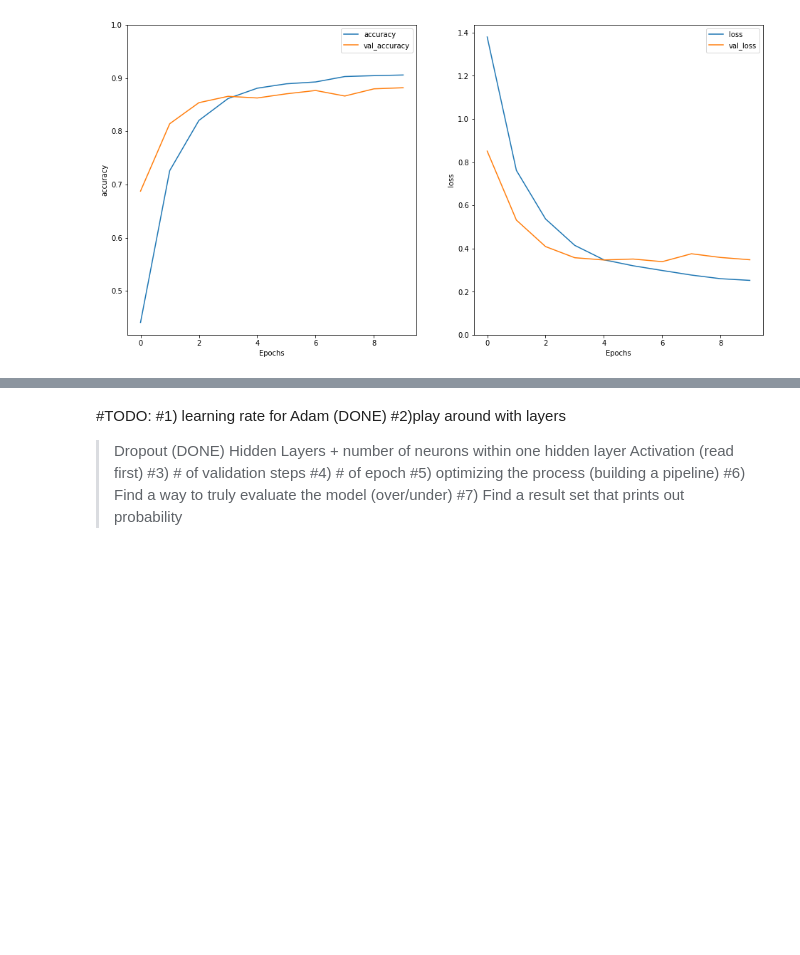
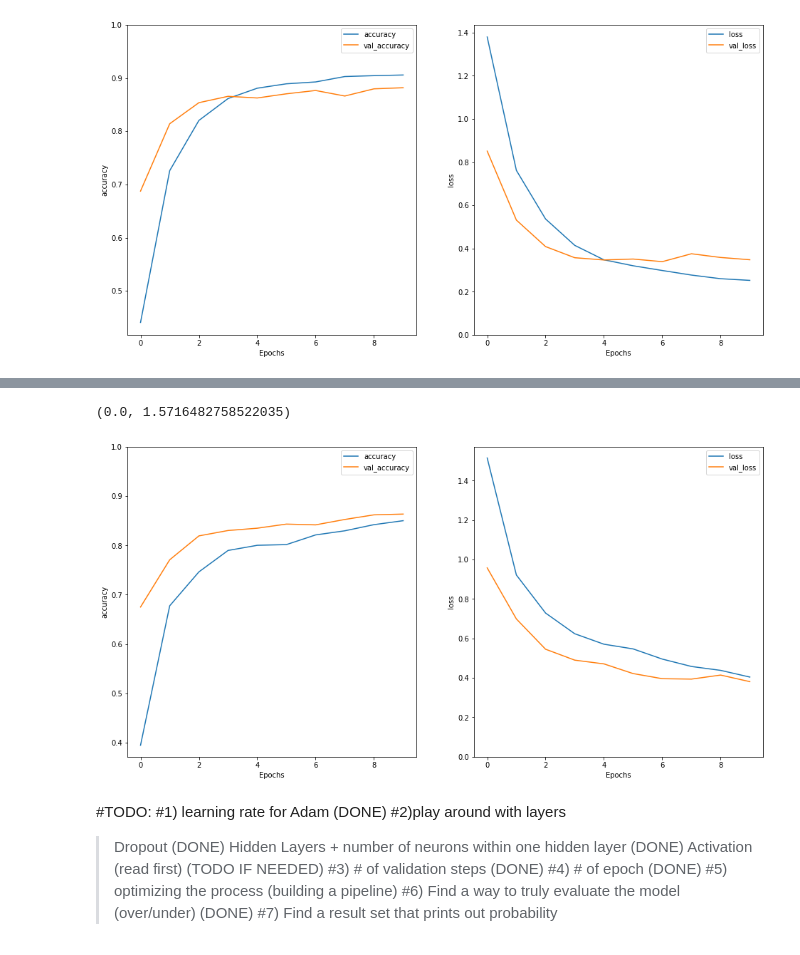
Before and after one commit to cnn22/SingerSongwriter, a Jupyter notebook: RNN_Emotions_Classification.ipynb, the cells around one changed output, grey strips where cells are left out. Drawn from its saved outputs; the diff is of its cells as text; code cells hidden in the pictures; blank space fills up the shorter version.

```diff
--- a/RNN_Emotions_Classification.ipynb
+++ b/RNN_Emotions_Classification.ipynb
@@ -539,12 +731,24 @@ Epoch 10/10
+# %%
+plt.figure(figsize=(16, 8))
+plt.subplot(1, 2, 1)
+plot_graphs(history, 'accuracy')
+plt.ylim(None, 1)
+plt.subplot(1, 2, 2)
+plot_graphs(history, 'loss')
+plt.ylim(0, None)
+# %% [output]
+(0.0, 1.5716482758522035)
+[figure, added]
 # %% [markdown]
 #TODO:
 #1) learning rate for Adam (DONE)
 #2)play around with layers
 > Dropout (DONE)
-> Hidden Layers + number of neurons within one hidden layer
-> Activation (read first)
-#3) # of validation steps
-#4) # of epoch
+> Hidden Layers + number of neurons within one hidden
+layer (DONE)
+> Activation (read first) (TODO IF NEEDED)
+#3) # of validation steps (DONE)
+#4) # of epoch (DONE)
 #5) optimizing the process (building a pipeline)
-#6) Find a way to truly evaluate the model (over/under)
+#6) Find a way to truly evaluate the model (over/under) (DONE)
 #7) Find a result set that prints out probability
```
Also changed, not shown: parts of 13 cells of this notebook.
